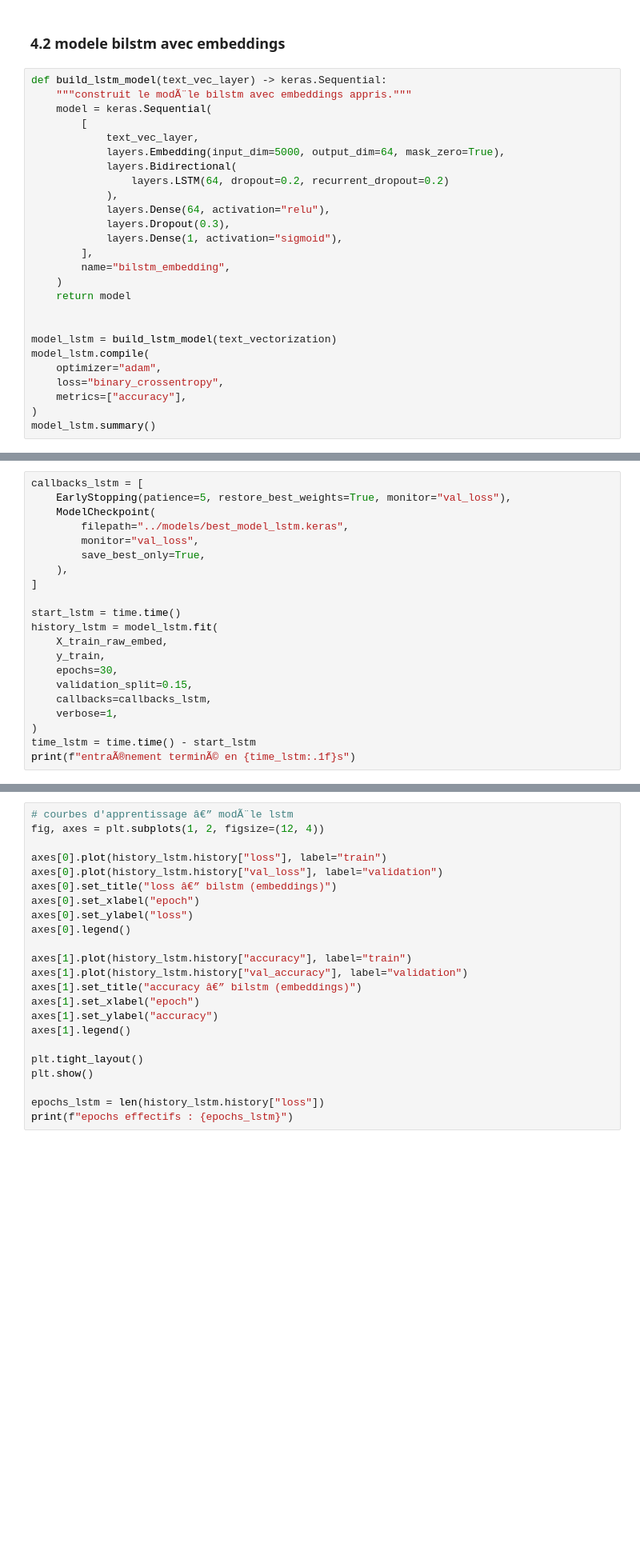
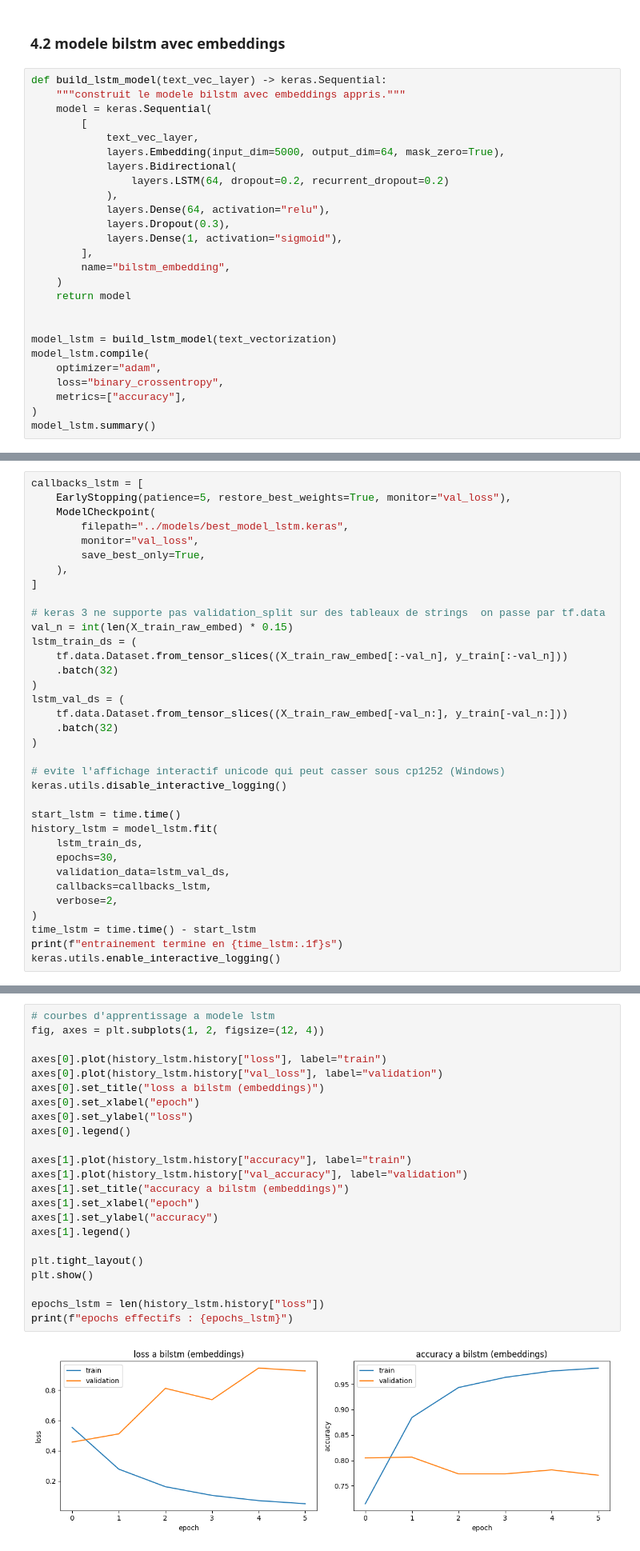
Before and after one commit to sofian-ras/ECF4, a Jupyter notebook: fake_news_nlp/notebook/ecf_fake_news.ipynb, the cells around one changed output, grey strips where cells are left out. Shown at 80% size. Saved outputs shown, nothing was run; the diff lists cells and outputs as text; blank space fills up the shorter version.

```diff
--- a/fake_news_nlp/notebook/ecf_fake_news.ipynb
+++ b/fake_news_nlp/notebook/ecf_fake_news.ipynb
@@ -506,7 +627,7 @@ print(f"epochs effectifs : {epochs_dense}")
 ### 4.2 modele bilstm avec embeddings
 # %%
 def build_lstm_model(text_vec_layer) -> keras.Sequential:
-    """construit le modÃ¨le bilstm avec embeddings appris."""
+    """construit le modele bilstm avec embeddings appris."""
     model = keras.Sequential(
         [
             text_vec_layer,
@@ -540,14 +682,28 @@ callbacks_lstm = [
     ),
 ]
 
+# keras 3 ne supporte pas validation_split sur des tableaux de strings  on passe par tf.data
+val_n = int(len(X_train_raw_embed) * 0.15)
+lstm_train_ds = (
+    tf.data.Dataset.from_tensor_slices((X_train_raw_embed[:-val_n], y_train[:-val_n]))
+    .batch(32)
+)
+lstm_val_ds = (
+    tf.data.Dataset.from_tensor_slices((X_train_raw_embed[-val_n:], y_train[-val_n:]))
+    .batch(32)
+)
+
+# evite l'affichage interactif unicode qui peut casser sous cp1252 (Windows)
+keras.utils.disable_interactive_logging()
+
 start_lstm = time.time()
 history_lstm = model_lstm.fit(
-    X_train_raw_embed,
-    y_train,
+    lstm_train_ds,
     epochs=30,
-    validation_split=0.15,
+    validation_data=lstm_val_ds,
     callbacks=callbacks_lstm,
-    verbose=1,
+    verbose=2,
 )
 time_lstm = time.time() - start_lstm
-print(f"entraÃ®nement terminÃ© en {time_lstm:.1f}s")
+print(f"entrainement termine en {time_lstm:.1f}s")
+keras.utils.enable_interactive_logging()
@@ -554,23 +712,25 @@ print(f"entraÃ®nement terminÃ© en {time_lstm:.1f}s")
 # %%
-# courbes d'apprentissage â€” modÃ¨le lstm
+# courbes d'apprentissage a modele lstm
 fig, axes = plt.subplots(1, 2, figsize=(12, 4))
 
 axes[0].plot(history_lstm.history["loss"], label="train")
 axes[0].plot(history_lstm.history["val_loss"], label="validation")
-axes[0].set_title("loss â€” bilstm (embeddings)")
+axes[0].set_title("loss a bilstm (embeddings)")
 axes[0].set_xlabel("epoch")
 axes[0].set_ylabel("loss")
 axes[0].legend()
 
 axes[1].plot(history_lstm.history["accuracy"], label="train")
 axes[1].plot(history_lstm.history["val_accuracy"], label="validation")
-axes[1].set_title("accuracy â€” bilstm (embeddings)")
+axes[1].set_title("accuracy a bilstm (embeddings)")
 axes[1].set_xlabel("epoch")
 axes[1].set_ylabel("accuracy")
 axes[1].legend()
 
 plt.tight_layout()
 plt.show()
 
 epochs_lstm = len(history_lstm.history["loss"])
 print(f"epochs effectifs : {epochs_lstm}")
+# %% [output]
+[figure, added]
```
Also changed, not shown: parts of 55 cells of this notebook, 4 other files.
